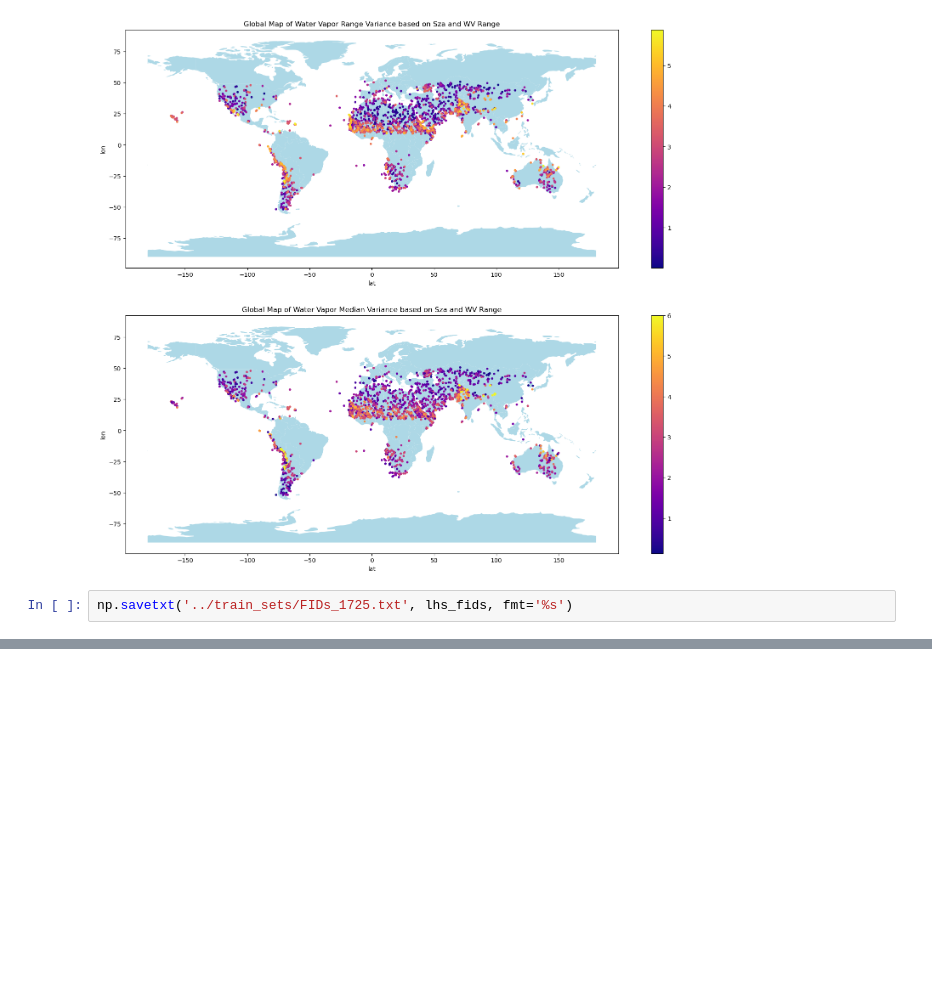
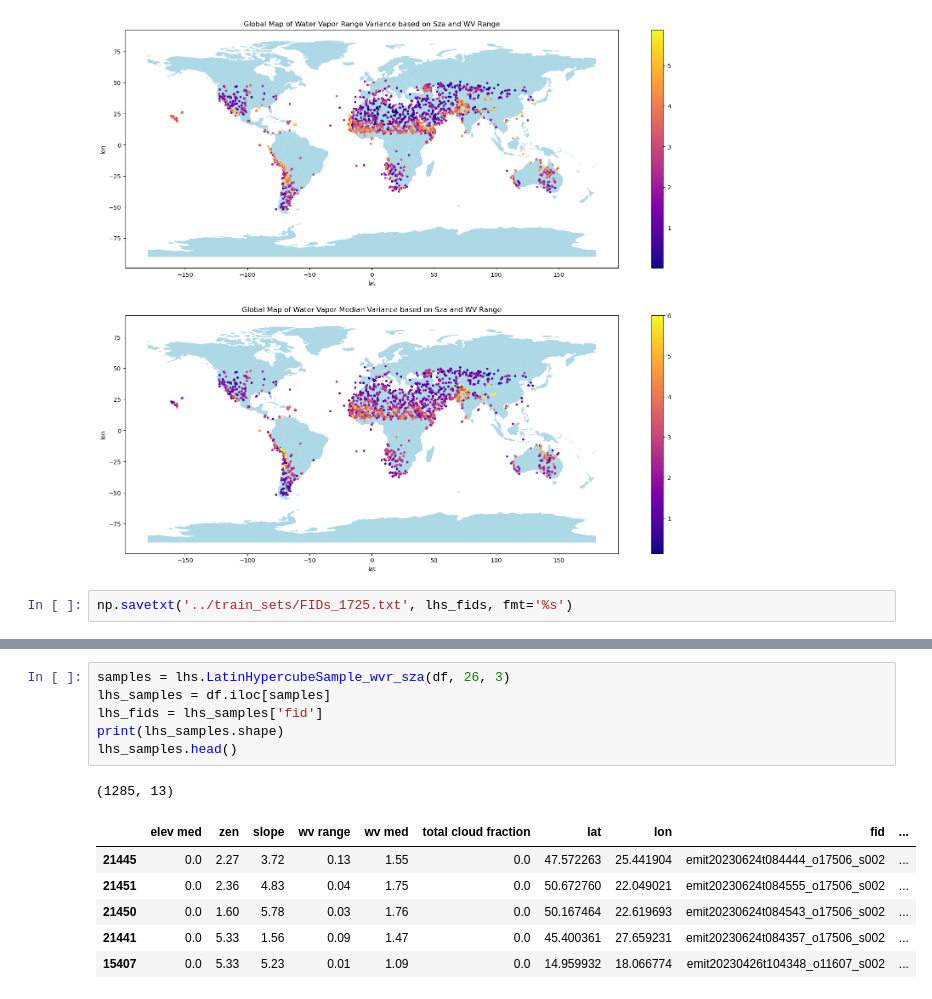
Before and after one commit to varunpatro1/EMIT_scene_analysis, a Jupyter notebook: build_train_set.ipynb, the cells around one changed output, grey strips where cells are left out. Drawn from its saved outputs; the diff is of its cells as text; blank space fills up the shorter version.

```diff
--- a/build_train_set.ipynb
+++ b/build_train_set.ipynb
@@ -49,0 +62,14 @@ np.savetxt('../train_sets/FIDs_1725.txt', lhs_fids, fmt='%s')
+# %%
+samples = lhs.LatinHypercubeSample_wvr_sza(df, 26, 3)
+lhs_samples = df.iloc[samples]
+lhs_fids = lhs_samples['fid']
+print(lhs_samples.shape)
+lhs_samples.head()
+# %% [output]
+(1285, 13)
+|  | elev med | zen | slope | wv range | wv med | total cloud fraction | lat | lon | fid | ... |
+| 21445 | 0.0 | 2.27 | 3.72 | 0.13 | 1.55 | 0.0 | 47.572263 | 25.441904 | emit20230624t084444_o17506_s002 | ... |
+| 21451 | 0.0 | 2.36 | 4.83 | 0.04 | 1.75 | 0.0 | 50.672760 | 22.049021 | emit20230624t084555_o17506_s002 | ... |
+| 21450 | 0.0 | 1.60 | 5.78 | 0.03 | 1.76 | 0.0 | 50.167464 | 22.619693 | emit20230624t084543_o17506_s002 | ... |
+| 21441 | 0.0 | 5.33 | 1.56 | 0.09 | 1.47 | 0.0 | 45.400361 | 27.659231 | emit20230624t084357_o17506_s002 | ... |
+| 15407 | 0.0 | 5.33 | 5.23 | 0.01 | 1.09 | 0.0 | 14.959932 | 18.066774 | emit20230426t104348_o11607_s002 | ... |
```
Also changed, not shown: parts of 4 cells of this notebook, 1 other file.
